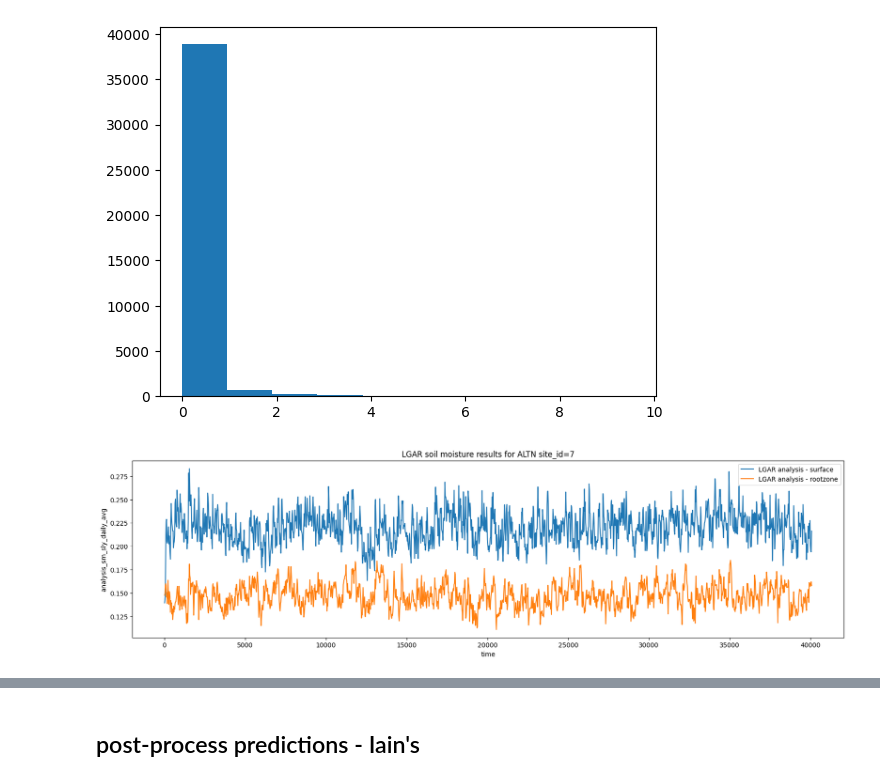
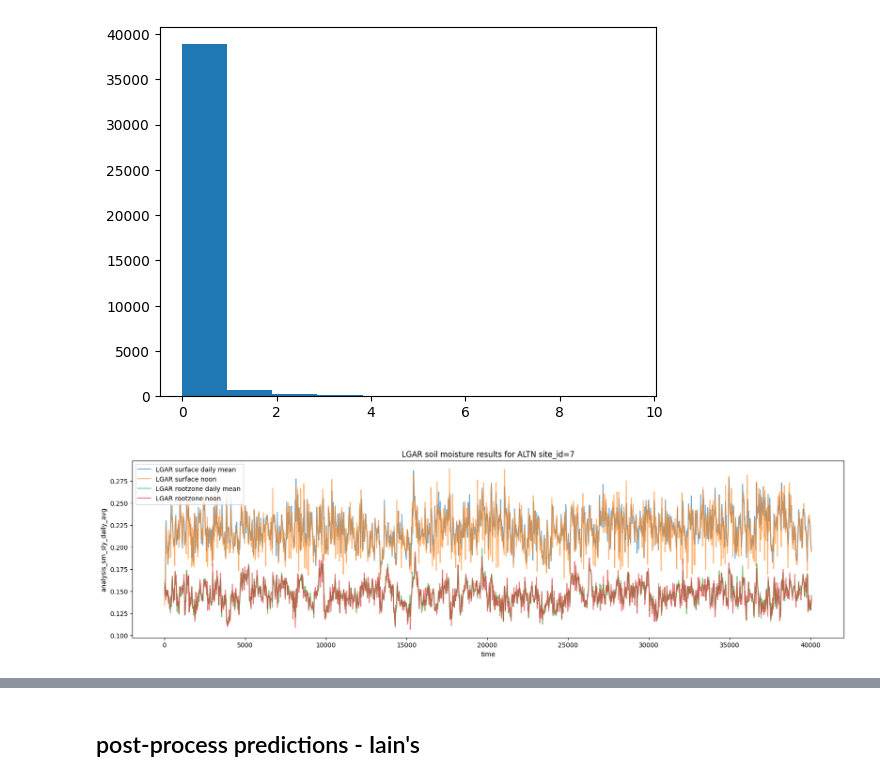
Before and after one commit to ilmcconnell/HRSM, a Jupyter notebook: HRSM_MAPPING_ML_pipeline_multiplePoints_lgar_inputs.ipynb, the cells around one changed output, grey strips where cells are left out. Drawn from its saved outputs; the diff is of its cells as text; code cells hidden in the pictures.

Commit message:
Combined plot refinement

```diff
--- a/HRSM_MAPPING_ML_pipeline_multiplePoints_lgar_inputs.ipynb
+++ b/HRSM_MAPPING_ML_pipeline_multiplePoints_lgar_inputs.ipynb
@@ -4375,22 +4374,24 @@ plt.show()
 # %%
 site_id = 7
 enkf_lgar_df = pd.read_csv(enkf_lgar_output_dir / f"EnKF_LGAR_{site_id}.csv")
 enkf_lgar_df.index = df_date.index
 enkf_lgar_df['analysis_sm_sly_daily_avg'] = enkf_lgar_df.groupby(enkf_lgar_df.index.date)['analysis_sm_sly'].transform('mean')
 enkf_lgar_df['analysis_sm_rly_daily_avg'] = enkf_lgar_df.groupby(enkf_lgar_df.index.date)['analysis_sm_rly'].transform('mean')
-enkf_lgar_df = enkf_lgar_df.at_time("12:00")  # time doesn't matter - daily mean
+enkf_lgar_df = enkf_lgar_df.at_time("18:00")  # time doesn't matter - daily mean
 
 fig, ax = plt.subplots(1,1,figsize=(20, 5))
 
-ax = sns.lineplot(ax=ax, data=enkf_lgar_df, x="time", y="analysis_sm_sly_daily_avg", label="LGAR analysis - surface") #, "ml_sm_sly"])
-ax = sns.lineplot(ax=ax, data=enkf_lgar_df, x="time", y="analysis_sm_rly_daily_avg", label="LGAR analysis - rootzone") #, "ml_sm_sly"])
+ax = sns.lineplot(ax=ax, data=enkf_lgar_df, x="time", y="analysis_sm_sly_daily_avg", label="LGAR surface daily mean", alpha=0.6) #, "ml_sm_sly"])
+ax = sns.lineplot(ax=ax, data=enkf_lgar_df, x="time", y="analysis_sm_sly", label="LGAR surface noon", alpha=0.6) #, "ml_sm_sly"])
+ax = sns.lineplot(ax=ax, data=enkf_lgar_df, x="time", y="analysis_sm_rly_daily_avg", label="LGAR rootzone daily mean", alpha=0.6) #, "ml_sm_sly"])
+ax = sns.lineplot(ax=ax, data=enkf_lgar_df, x="time", y="analysis_sm_rly", label="LGAR rootzone noon", alpha=0.6) #, "ml_sm_sly"])
 # ax = sns.lineplot(ax=ax, data=enkf_lgar_df, x="time", y="ml_sm_sly", label="ML - surface") #, "ml_sm_sly"])
 #ax = axes[1]
 # ax = sns.lineplot(ax=ax, data=enkf_lgar_df, x="time", y="analysis_sm_rly_daily_avg", label="LGAR analysis - rootzone") #, "ml_sm_sly"])
 # ax = sns.lineplot(ax=ax, data=enkf_lgar_df, x="time", y="ml_sm_rly", label="ML - rootzone") #, "ml_sm_sly"])
 site_name = wisconet_id_to_station_code[site_id]
 # axes[0].set_title(f"LGAR soil moisture results for {site_name} {site_id=}")
 ax.set_title(f"LGAR soil moisture results for {site_name} {site_id=}")
 plt.show()
 # %% [output]
-[figure, old version]
+[figure, new version]
```
Also changed, not shown: parts of 7 cells of this notebook.
